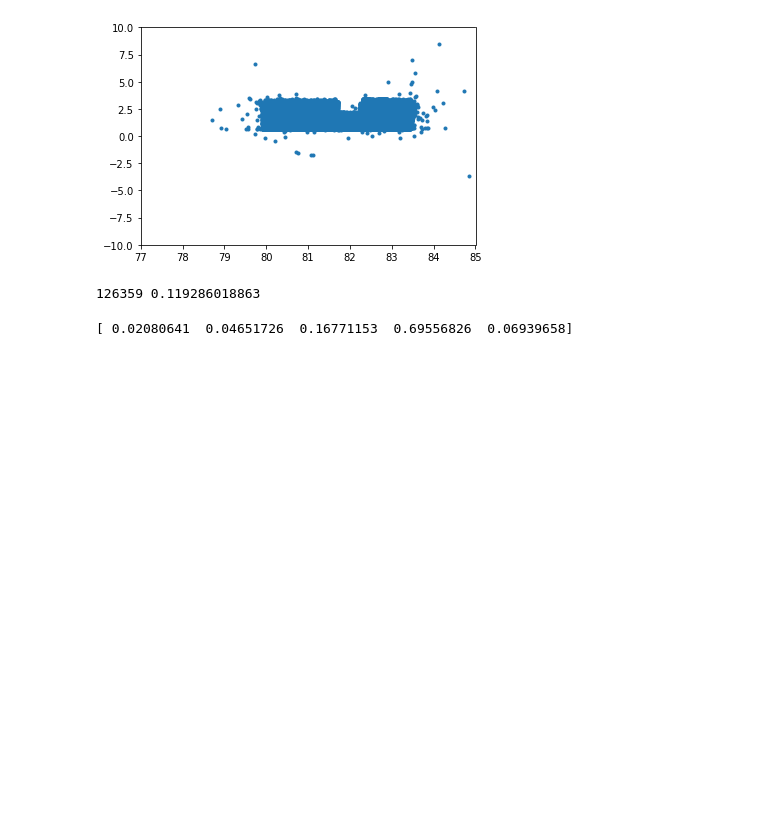
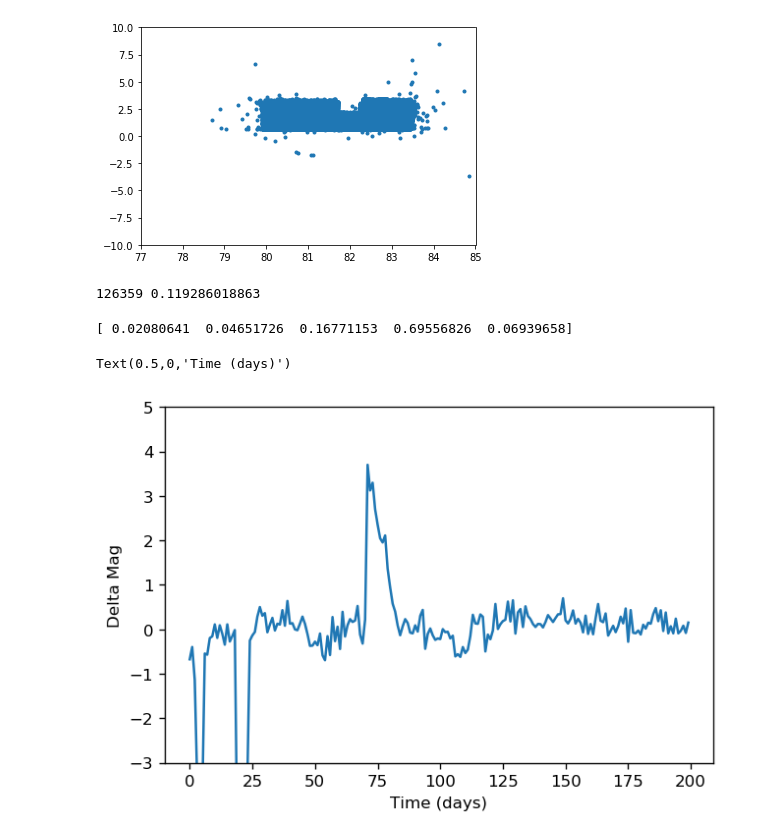
Before and after one commit to ctslater/lightcurve_ml, a Jupyter notebook: ptf_test.ipynb, the cells around one changed output. Saved outputs shown, nothing was run; the diff lists cells and outputs as text; code cells hidden in the pictures; blank space fills up the shorter version.

```diff
--- a/ptf_test.ipynb
+++ b/ptf_test.ipynb
@@ -223,4 +223,12 @@ target_classifications = np.nanmean(out, axis=0)
 print(target_classifications)
 # %% [output]
 [ 0.02080641  0.04651726  0.16771153  0.69556826  0.06939658]
+# %%
+plt.plot(X[0,:,1])
+plt.ylim(-3, 5)
+plt.ylabel("Delta Mag")
+plt.xlabel("Time (days)")
+# %% [output]
+Text(0.5,0,'Time (days)')
+[figure, added]
 # %%
```
Also changed, not shown: parts of 2 cells of this notebook.
